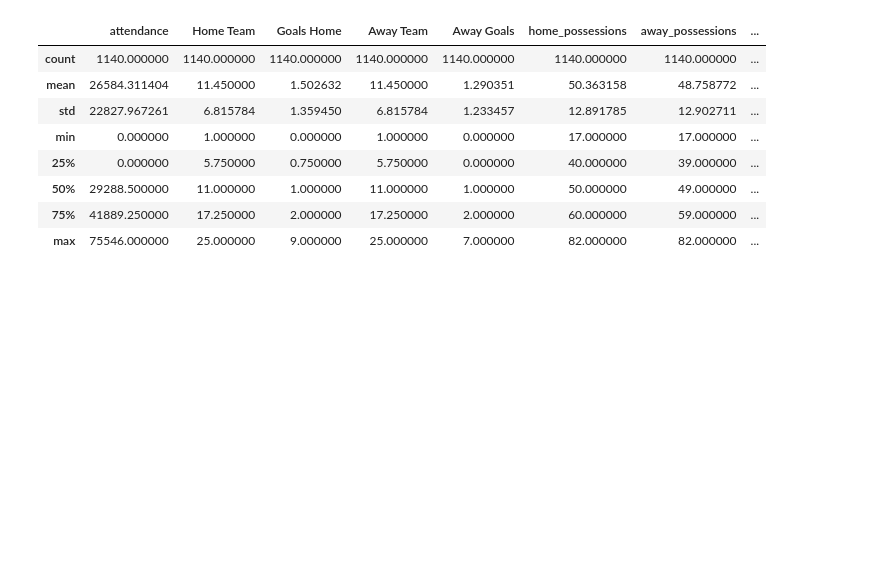
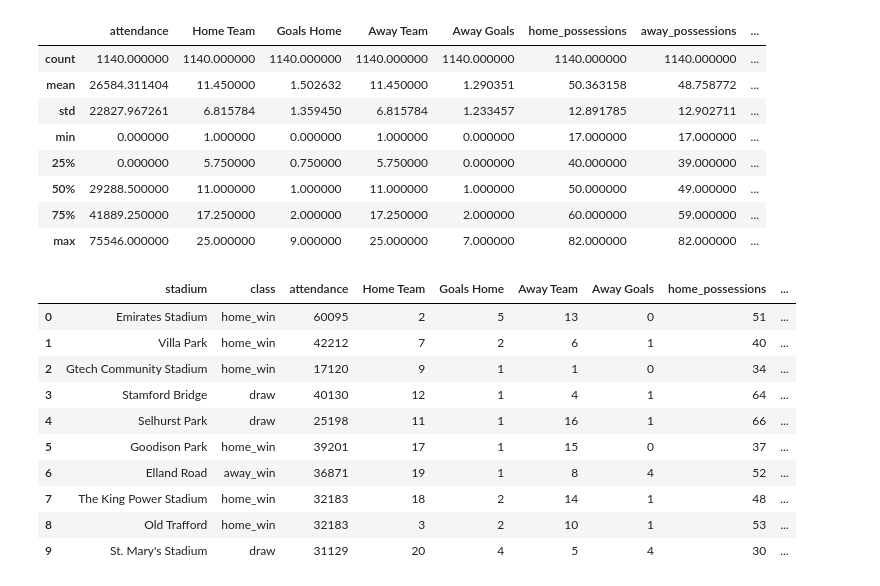
Before and after one commit to Olafemsy/my_data_science_cleaning_project, a Jupyter notebook: Untitled-1.ipynb, the cells around one changed output. Drawn from its saved outputs; the diff is of its cells as text; code cells hidden in the pictures; blank space fills up the shorter version.

```diff
--- a/Untitled-1.ipynb
+++ b/Untitled-1.ipynb
@@ -87,5 +67,3 @@ home_red              0
 away_red              0
 links                 0
 dtype: int64
-# %%
-df.dropna(subset=['date'], inplace=True)
@@ -127,3 +89 @@ links               0
 dtype: int64
-# %%
-df["datetime"] = pd.to_datetime(df["date"].astype(str) + " " + df["clock"].astype(str), errors='coerce')
@@ -322,3 +182,17 @@ df.describe()
 | 50% | 29288.500000 | 11.000000 | 1.000000 | 11.000000 | 1.000000 | 50.000000 | 49.000000 | ... |
 | 75% | 41889.250000 | 17.250000 | 2.000000 | 17.250000 | 2.000000 | 60.000000 | 59.000000 | ... |
 | max | 75546.000000 | 25.000000 | 9.000000 | 25.000000 | 7.000000 | 82.000000 | 82.000000 | ... |
+# %%
+df.head(10)
+# %% [output]
+|  | stadium | class | attendance | Home Team | Goals Home | Away Team | Away Goals | home_possessions | ... |
+| 0 | Emirates Stadium | home_win | 60095 | 2 | 5 | 13 | 0 | 51 | ... |
+| 1 | Villa Park | home_win | 42212 | 7 | 2 | 6 | 1 | 40 | ... |
+| 2 | Gtech Community Stadium | home_win | 17120 | 9 | 1 | 1 | 0 | 34 | ... |
+| 3 | Stamford Bridge | draw | 40130 | 12 | 1 | 4 | 1 | 64 | ... |
+| 4 | Selhurst Park | draw | 25198 | 11 | 1 | 16 | 1 | 66 | ... |
+| 5 | Goodison Park | home_win | 39201 | 17 | 1 | 15 | 0 | 37 | ... |
+| 6 | Elland Road | away_win | 36871 | 19 | 1 | 8 | 4 | 52 | ... |
+| 7 | The King Power Stadium | home_win | 32183 | 18 | 2 | 14 | 1 | 48 | ... |
+| 8 | Old Trafford | home_win | 32183 | 3 | 2 | 10 | 1 | 53 | ... |
+| 9 | St. Mary's Stadium | draw | 31129 | 20 | 4 | 5 | 4 | 30 | ... |
```
Also changed, not shown: parts of 12 cells of this notebook.
